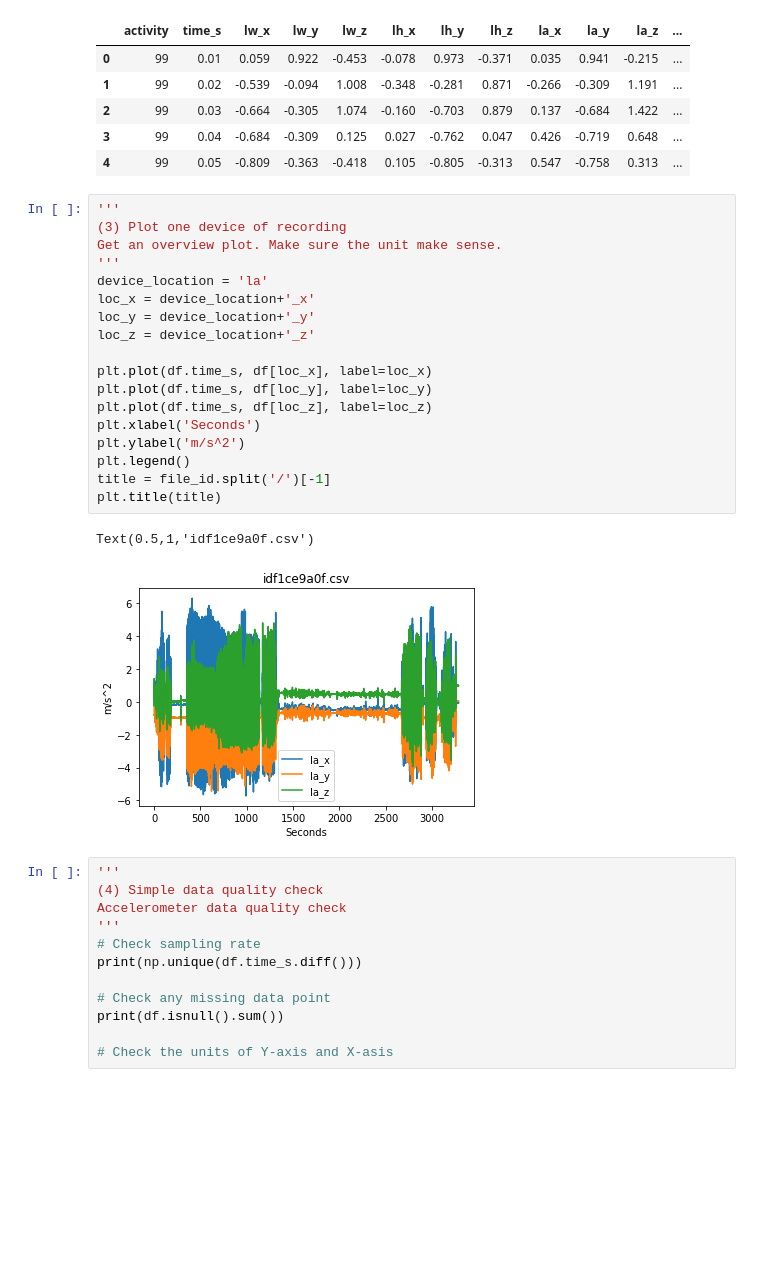
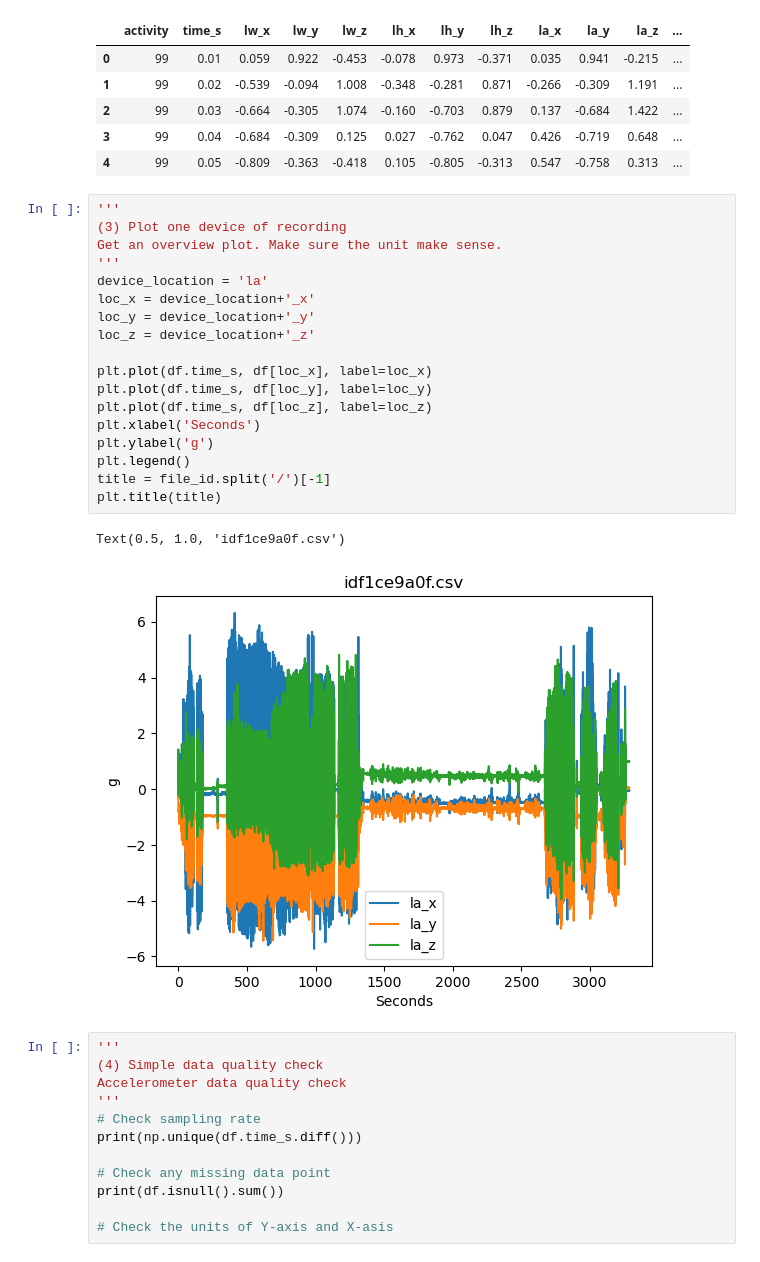
Before and after one commit to rkevinchao/walking_detection, a Jupyter notebook: source/01_data_understanding.ipynb, the cells around one changed output. Cells and saved outputs as stored; diff of their text form; blank space fills up the shorter version.

```diff
--- a/source/01_data_understanding.ipynb
+++ b/source/01_data_understanding.ipynb
@@ -76,24 +76,24 @@ df.head(5)                 #
 # %%
 '''
 (3) Plot one device of recording
 Get an overview plot. Make sure the unit make sense.
 '''
 device_location = 'la'
 loc_x = device_location+'_x'
 loc_y = device_location+'_y'
 loc_z = device_location+'_z'
 
 plt.plot(df.time_s, df[loc_x], label=loc_x)
 plt.plot(df.time_s, df[loc_y], label=loc_y)
 plt.plot(df.time_s, df[loc_z], label=loc_z)
 plt.xlabel('Seconds')
-plt.ylabel('m/s^2')
+plt.ylabel('g')
 plt.legend()
 title = file_id.split('/')[-1]
 plt.title(title)
 # %% [output]
-Text(0.5,1,'idf1ce9a0f.csv')
+Text(0.5, 1.0, 'idf1ce9a0f.csv')
-[figure, old version]
+[figure, new version]
 # %%
 '''
 (4) Simple data quality check
```
Also changed, not shown: parts of 4 cells of this notebook.
